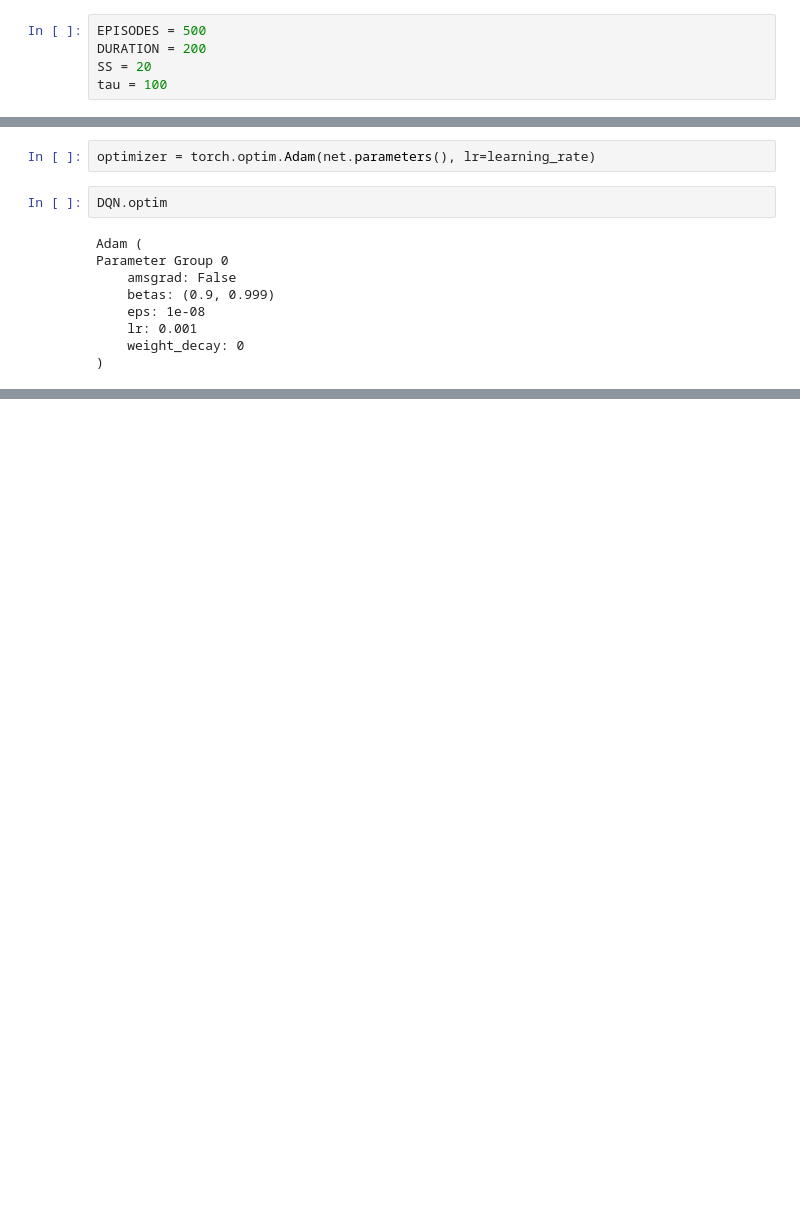
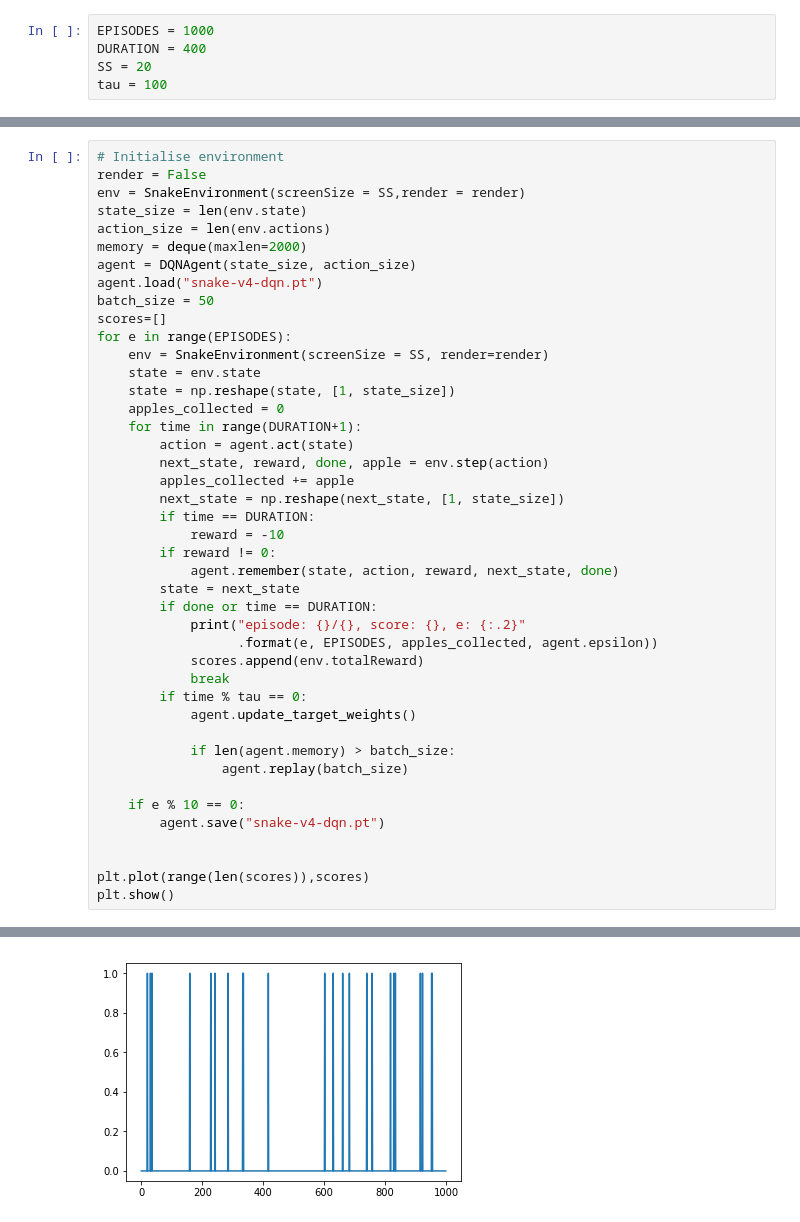
Before and after one commit to Tej780/SnakeAI, a Jupyter notebook: Snake.ipynb, the cells around one changed output, grey strips where cells are left out. Drawn from its saved outputs; the diff is of its cells as text; blank space fills up the shorter version.

```diff
--- a/Snake.ipynb
+++ b/Snake.ipynb
@@ -14,5 +104,5 @@ Hello from the pygame community. https://www.pygame.org/contribute.html
 # %%
-EPISODES = 500
-DURATION = 200
+EPISODES = 1000
+DURATION = 400
 SS = 20
 tau = 100
@@ -72,13 +109,44 @@ Net(
-# %%
-optimizer = torch.optim.Adam(net.parameters(), lr=learning_rate)
-# %%
-DQN.optim
-# %% [output]
-Adam (
-Parameter Group 0
-    amsgrad: False
-    betas: (0.9, 0.999)
-    eps: 1e-08
-    lr: 0.001
-    weight_decay: 0
-)
+# %%
+# Initialise environment
+render = False
+env = SnakeEnvironment(screenSize = SS,render = render)
+state_size = len(env.state)
+action_size = len(env.actions)
+memory = deque(maxlen=2000)
+agent = DQNAgent(state_size, action_size)
+agent.load("snake-v4-dqn.pt")
+batch_size = 50
+scores=[]
+for e in range(EPISODES):
+    env = SnakeEnvironment(screenSize = SS, render=render)
+    state = env.state
+    state = np.reshape(state, [1, state_size])
+    apples_collected = 0
+    for time in range(DURATION+1):
+        action = agent.act(state)
+        next_state, reward, done, apple = env.step(action)
+        apples_collected += apple
+        next_state = np.reshape(next_state, [1, state_size])
+        if time == DURATION:
+            reward = -10
+        if reward != 0:
+            agent.remember(state, action, reward, next_state, done)
+        state = next_state
+        if done or time == DURATION:
+            print("episode: {}/{}, score: {}, e: {:.2}"
+                  .format(e, EPISODES, apples_collected, agent.epsilon))
+            scores.append(env.totalReward)
+            break
+        if time % tau == 0:
+            agent.update_target_weights()
+
+            if len(agent.memory) > batch_size:
+                agent.replay(batch_size)
+
+    if e % 10 == 0:
+        agent.save("snake-v4-dqn.pt")
+
+
+plt.plot(range(len(scores)),scores)
+plt.show()
+# %% [output]
@@ -84,0 +170 @@ Parameter Group 0
+[figure, added]
```
Also changed, not shown: parts of 7 cells of this notebook, 2 other files.
